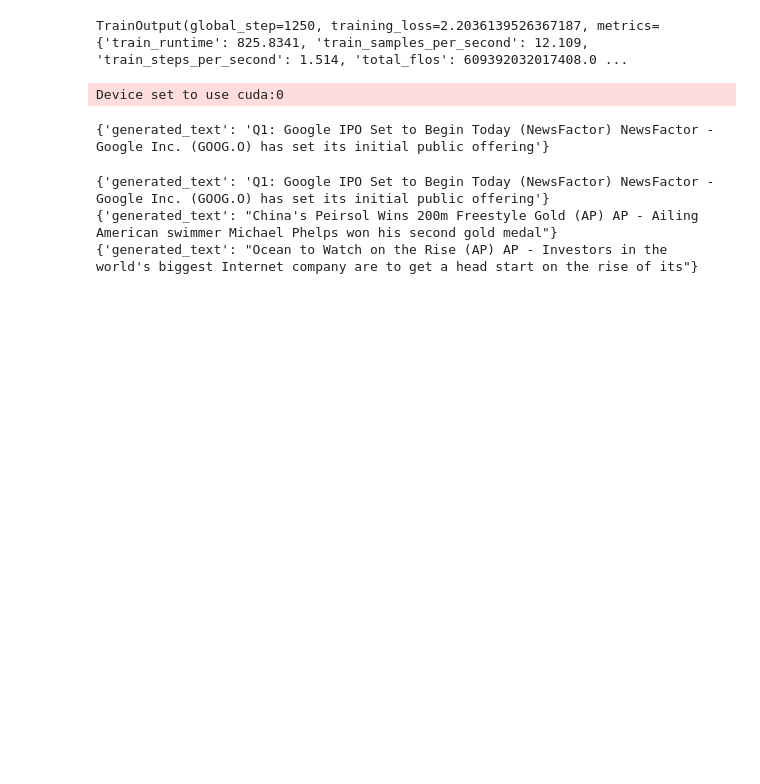
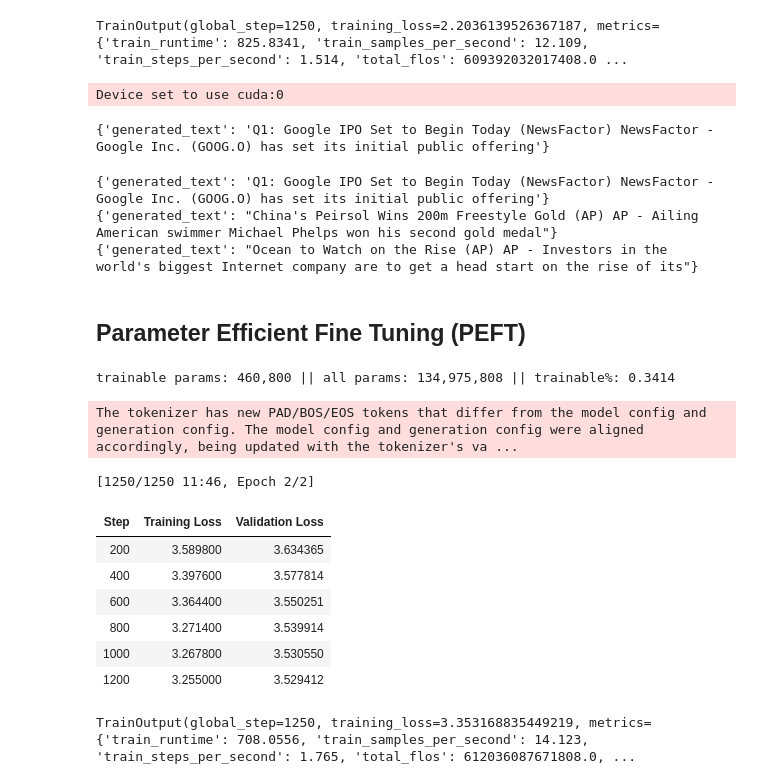
Before and after one commit to chefPony/genai-lab, a Jupyter notebook: Text_Generation_Fine_Tuning.ipynb, the cells around one changed output. Drawn from its saved outputs; the diff is of its cells as text; code cells hidden in the pictures; blank space fills up the shorter version.

Commit message:
Add small peft example

```diff
--- a/Text_Generation_Fine_Tuning.ipynb
+++ b/Text_Generation_Fine_Tuning.ipynb
@@ -175,3 +152,54 @@ print(pipe("Ocean", do_sample=True, temperature=0.1, max_new_tokens=30)[0])
 {'generated_text': 'Q1: Google IPO Set to Begin Today (NewsFactor) NewsFactor - Google Inc. (GOOG.O) has set its initial public offering'}
 {'generated_text': "China's Peirsol Wins 200m Freestyle Gold (AP) AP - Ailing American swimmer Michael Phelps won his second gold medal"}
 {'generated_text': "Ocean to Watch on the Rise (AP) AP - Investors in the world's biggest Internet company are to get a head start on the rise of its"}
+# %% [markdown]
+## Parameter Efficient Fine Tuning (PEFT)
+# %%
+from peft import LoraConfig, get_peft_model
+
+model = AutoModelForCausalLM.from_pretrained("HuggingFaceTB/SmolLM-135M")
+peft_config = LoraConfig(r=8, lora_alpha=32, lora_dropout=0.05, task_type="CAUSAL_LM")
+
+peft_model = get_peft_model(model, peft_config)
+peft_model.print_trainable_parameters()
+# %% [output]
+trainable params: 460,800 || all params: 134,975,808 || trainable%: 0.3414
+# %%
+from transformers import TrainingArguments, Trainer
+
+training_args = TrainingArguments(
+    "SmolLM-peft-example",
+    push_to_hub=False,
+    eval_strategy="steps",
+    per_device_train_batch_size=8,
+    weight_decay=0.1,
+    lr_scheduler_type="cosine",
+    learning_rate=5e-4,
+    num_train_epochs=2,
+    eval_steps=200,
+    logging_steps=200,
+    # need to add this arg otherwise it will try to access wand.ai
+    report_to="none"
+)
+
+trainer = Trainer(
+    model=peft_model,
+    tokenizer=tokenizer,
+    args=training_args,
+    train_dataset=tokenized_datasets["train"].select(range(5000)),
+    eval_dataset=tokenized_datasets["test"],
+    data_collator=collator
+)
+# %%
+trainer.train()
+# %% [output]
+The tokenizer has new PAD/BOS/EOS tokens that differ from the model config and generation config. The model config and generation config were aligned accordingly, being updated with the tokenizer's va ...
+[1250/1250 11:46, Epoch 2/2]
+| Step | Training Loss | Validation Loss |
+| 200 | 3.589800 | 3.634365 |
+| 400 | 3.397600 | 3.577814 |
+| 600 | 3.364400 | 3.550251 |
+| 800 | 3.271400 | 3.539914 |
+| 1000 | 3.267800 | 3.530550 |
+| 1200 | 3.255000 | 3.529412 |
+TrainOutput(global_step=1250, training_loss=3.353168835449219, metrics={'train_runtime': 708.0556, 'train_samples_per_second': 14.123, 'train_steps_per_second': 1.765, 'total_flos': 612036087671808.0, ...
```
Also changed, not shown: parts of 5 cells of this notebook.
